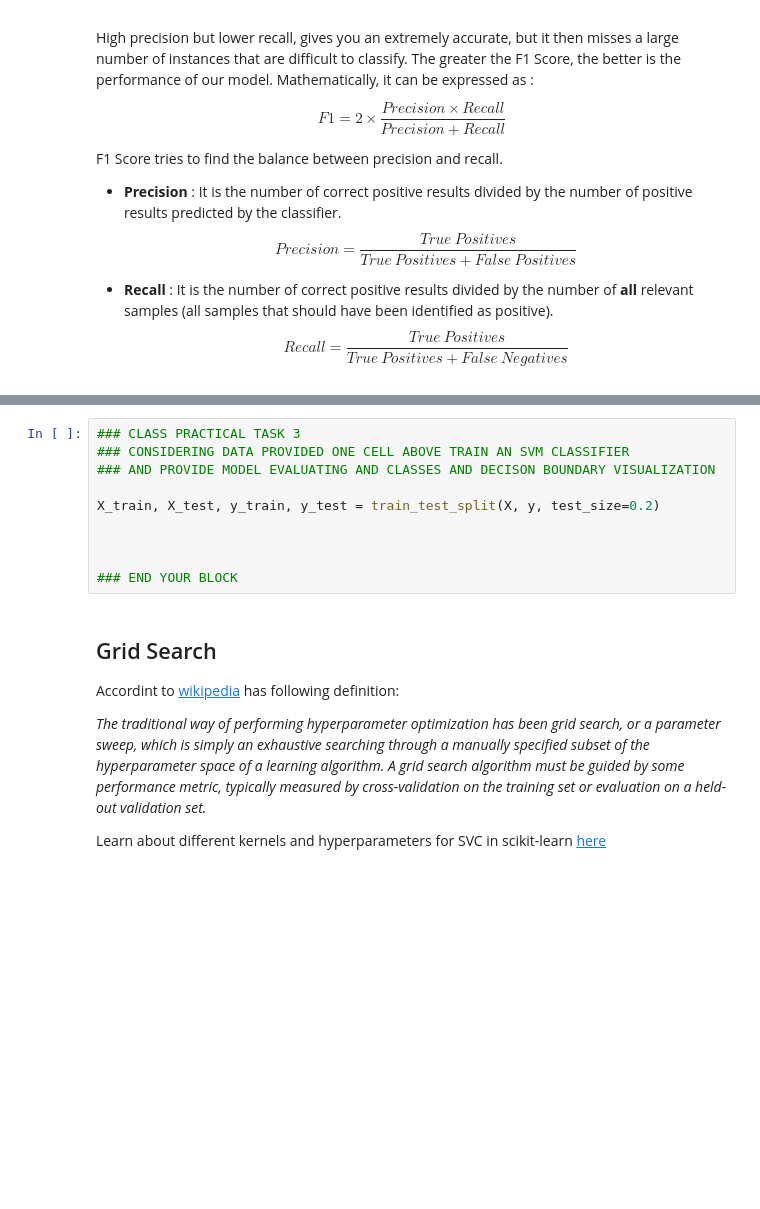
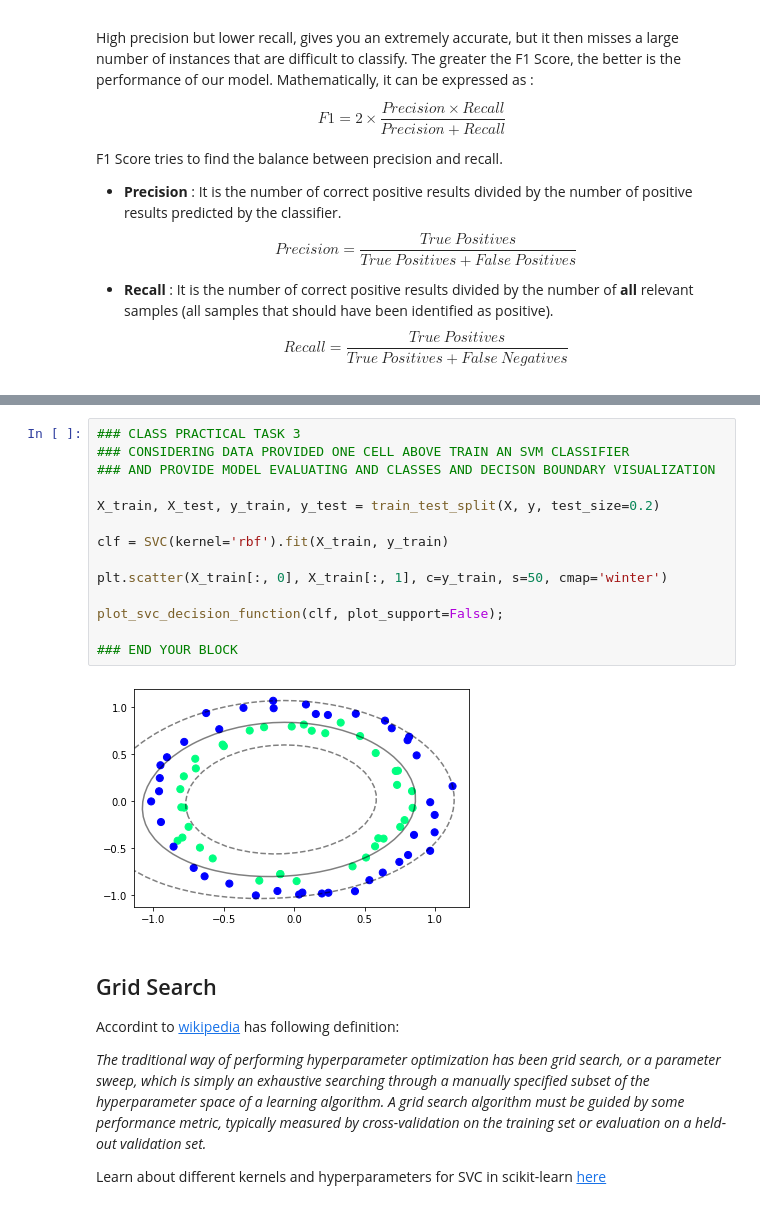
Before and after one commit to egoliuk/support_vector_machine, a Jupyter notebook: tuning_and_estimating_SVM/SVM.ipynb, the cells around one changed output, grey strips where cells are left out. Saved outputs shown, nothing was run; the diff lists cells and outputs as text; blank space fills up the shorter version.

```diff
--- a/tuning_and_estimating_SVM/SVM.ipynb
+++ b/tuning_and_estimating_SVM/SVM.ipynb
@@ -256,13 +282,19 @@ plt.show()
 # %%
 ### CLASS PRACTICAL TASK 3
 ### CONSIDERING DATA PROVIDED ONE CELL ABOVE TRAIN AN SVM CLASSIFIER
 ### AND PROVIDE MODEL EVALUATING AND CLASSES AND DECISON BOUNDARY VISUALIZATION
 
 X_train, X_test, y_train, y_test = train_test_split(X, y, test_size=0.2)
 
+clf = SVC(kernel='rbf').fit(X_train, y_train)
 
+plt.scatter(X_train[:, 0], X_train[:, 1], c=y_train, s=50, cmap='winter')
+
+plot_svc_decision_function(clf, plot_support=False);
 
 ### END YOUR BLOCK
+# %% [output]
+[figure, added]
 # %% [markdown]
 ## Grid Search
 
```
Also changed, not shown: parts of 10 cells of this notebook.
